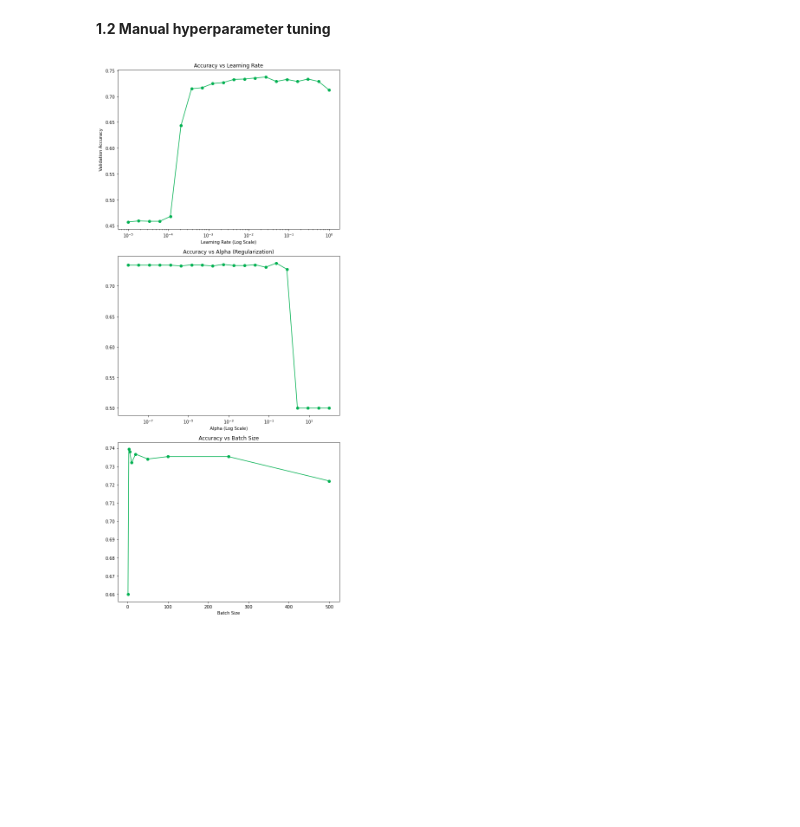
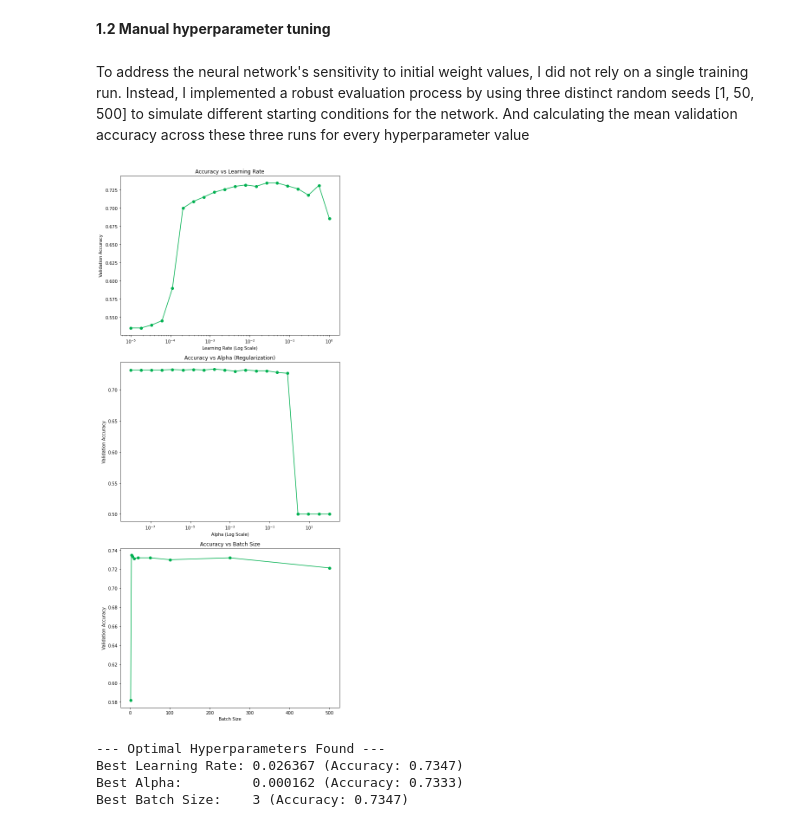
Before and after one commit to edwall201/Machine-Learning-26-Spring, a Jupyter notebook: assign4/assign4.ipynb, the cells around one changed output. Saved outputs shown, nothing was run; the diff lists cells and outputs as text; code cells hidden in the pictures; blank space fills up the shorter version.

```diff
--- a/assign4/assign4.ipynb
+++ b/assign4/assign4.ipynb
@@ -169,6 +169,8 @@ plt.show()
 [figure]
 # %% [markdown]
 **1.2 Manual hyperparameter tuning**
+# %% [markdown]
+To address the neural network's sensitivity to initial weight values, I did not rely on a single training run. Instead, I implemented a robust evaluation process by using three distinct random seeds [1, 50, 500] to simulate different starting conditions for the network. And calculating the mean validation accuracy across these three runs for every hyperparameter value
 # %%
 import numpy as np
 import matplotlib.pyplot as plt
@@ -195,37 +197,64 @@ def get_scores(param_name, values):
         params = base_params.copy()
         params[param_name] = val
 
-        seeds = [42, 123, 999]
+        seeds = [1, 50, 500]
         tmp_val_acc = []
         for s in seeds:
             params['random_state'] = s
             mlp = MLPClassifier(**params).fit(X_train, y_train)
             tmp_val_acc.append(mlp.score(X_val, y_val))
 
         val_scores.append(np.mean(tmp_val_acc))
     return val_scores
 
 fig, axes = plt.subplots(3, 1, figsize=(8, 18), constrained_layout=True)
 # Plot 1: Learning Rate
 val_lr = get_scores('learning_rate_init', learning_rates)
 axes[0].semilogx(learning_rates, val_lr, 'o-', color='#00B050')
 axes[0].set_title('Accuracy vs Learning Rate')
 axes[0].set_xlabel('Learning Rate (Log Scale)')
 axes[0].set_ylabel('Validation Accuracy')
 
 # Plot 2: Regularization (Alpha)
 val_alpha = get_scores('alpha', alphas)
 axes[1].semilogx(alphas, val_alpha, 'o-', color='#00B050')
 axes[1].set_title('Accuracy vs Alpha (Regularization)')
 axes[1].set_xlabel('Alpha (Log Scale)')
+axes[1].set_ylabel('Validation Accuracy')
 
 # Plot 3: Batch Size
 val_batch = get_scores('batch_size', batch_sizes)
 axes[2].plot(batch_sizes, val_batch, 'o-', color='#00B050')
 axes[2].set_title('Accuracy vs Batch Size')
 axes[2].set_xlabel('Batch Size')
+axes[2].set_ylabel('Validation Accuracy')
 
 plt.tight_layout()
 plt.show()
 # %% [output]
-[figure, old version]
+[figure, new version]
+# %%
+# 1. Finding the Best Learning Rate
+best_lr_idx = np.argmax(val_lr) # Find index of highest accuracy
+best_lr = learning_rates[best_lr_idx]
+best_lr_score = val_lr[best_lr_idx]
+
+# 2. Finding the Best Alpha
+best_alpha_idx = np.argmax(val_alpha)
+best_alpha = alphas[best_alpha_idx]
+best_alpha_score = val_alpha[best_alpha_idx]
+
+# 3. Finding the Best Batch Size
+best_batch_idx = np.argmax(val_batch)
+best_batch = batch_sizes[best_batch_idx]
+best_batch_score = val_batch[best_batch_idx]
+
+print("--- Optimal Hyperparameters Found ---")
+print(f"Best Learning Rate: {best_lr:.6f} (Accuracy: {best_lr_score:.4f})")
+print(f"Best Alpha:         {best_alpha:.6f} (Accuracy: {best_alpha_score:.4f})")
+print(f"Best Batch Size:    {best_batch} (Accuracy: {best_batch_score:.4f})")
+# %% [output]
+--- Optimal Hyperparameters Found ---
+Best Learning Rate: 0.026367 (Accuracy: 0.7347)
+Best Alpha:         0.000162 (Accuracy: 0.7333)
+Best Batch Size:    3 (Accuracy: 0.7347)
```
Also changed, not shown: parts of 3 cells of this notebook.
